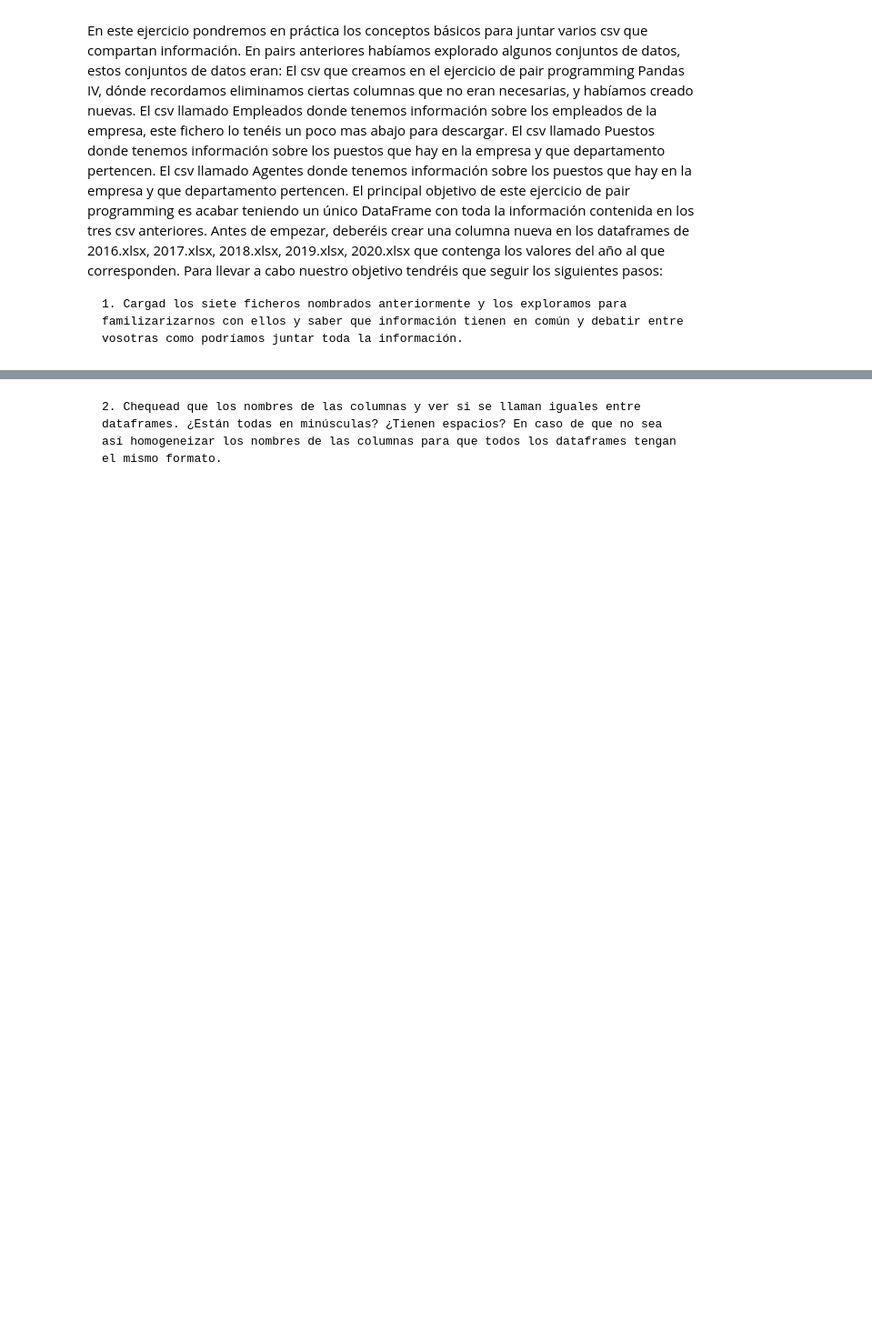
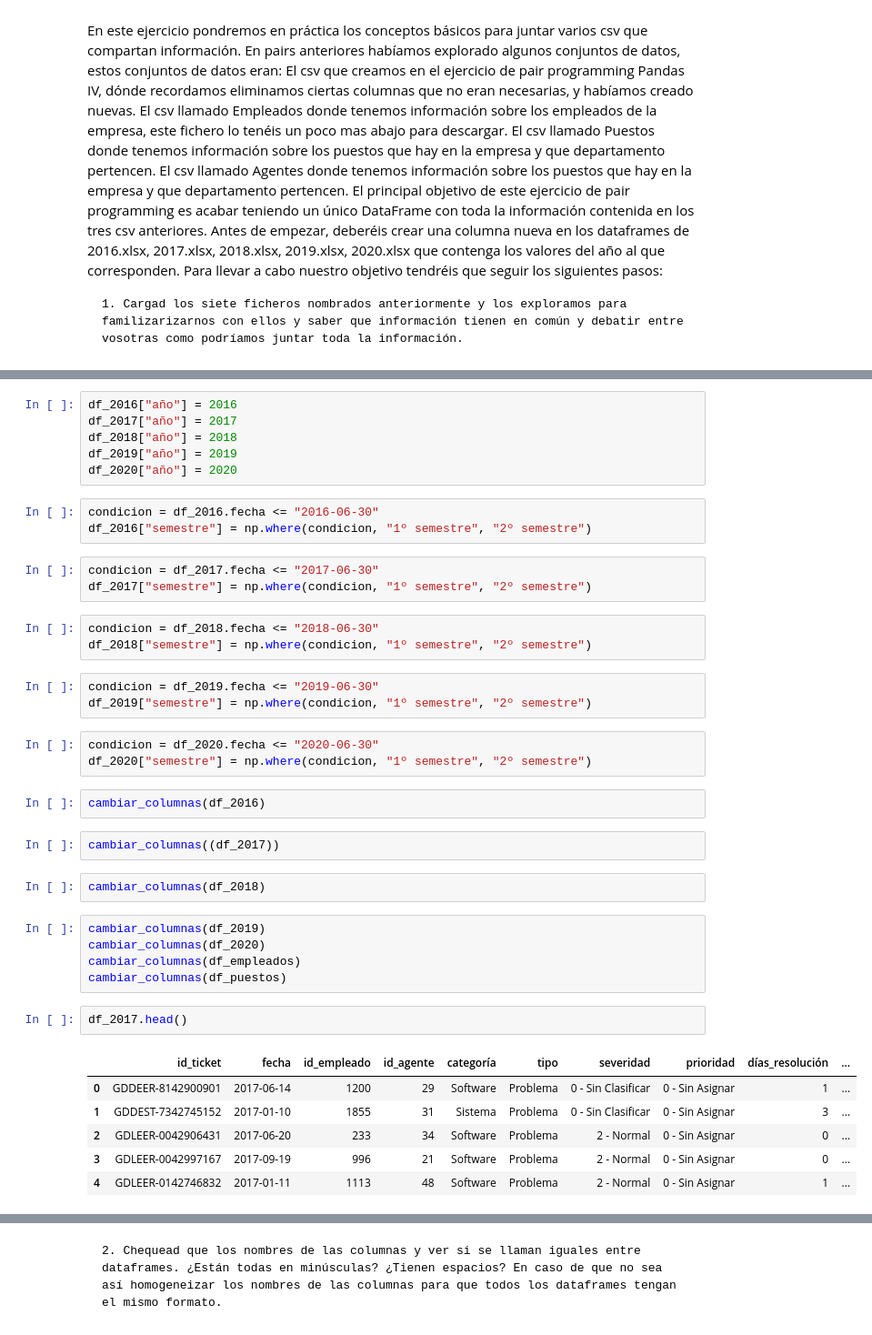
Before and after one commit to Adalab/promo-d-da-modulo2-sprint1-anabelen-silvia, a Jupyter notebook: ejercicio5/ejercicio5-pandas5.ipynb, the cells around one changed output, grey strips where cells are left out. Shown: that part at 91% size. Drawn from its saved outputs; the diff is of its cells as text; blank space fills up the shorter version.

```diff
--- a/ejercicio5/ejercicio5-pandas5.ipynb
+++ b/ejercicio5/ejercicio5-pandas5.ipynb
@@ -14,0 +30,41 @@ Para llevar a cabo nuestro objetivo tendréis que seguir los siguientes pasos:
+# %%
+df_2016["año"] = 2016
+df_2017["año"] = 2017
+df_2018["año"] = 2018
+df_2019["año"] = 2019
+df_2020["año"] = 2020
+# %%
+condicion = df_2016.fecha <= "2016-06-30"
+df_2016["semestre"] = np.where(condicion, "1º semestre", "2º semestre")
+# %%
+condicion = df_2017.fecha <= "2017-06-30"
+df_2017["semestre"] = np.where(condicion, "1º semestre", "2º semestre")
+# %%
+condicion = df_2018.fecha <= "2018-06-30"
+df_2018["semestre"] = np.where(condicion, "1º semestre", "2º semestre")
+# %%
+condicion = df_2019.fecha <= "2019-06-30"
+df_2019["semestre"] = np.where(condicion, "1º semestre", "2º semestre")
+# %%
+condicion = df_2020.fecha <= "2020-06-30"
+df_2020["semestre"] = np.where(condicion, "1º semestre", "2º semestre")
+# %%
+cambiar_columnas(df_2016)
+# %%
+cambiar_columnas((df_2017))
+# %%
+cambiar_columnas(df_2018)
+# %%
+cambiar_columnas(df_2019)
+cambiar_columnas(df_2020)
+cambiar_columnas(df_empleados)
+cambiar_columnas(df_puestos)
+# %%
+df_2017.head()
+# %% [output]
+|  | id_ticket | fecha | id_empleado | id_agente | categoría | tipo | severidad | prioridad | días_resolución | ... |
+| 0 | GDDEER-8142900901 | 2017-06-14 | 1200 | 29 | Software | Problema | 0 - Sin Clasificar | 0 - Sin Asignar | 1 | ... |
+| 1 | GDDEST-7342745152 | 2017-01-10 | 1855 | 31 | Sistema | Problema | 0 - Sin Clasificar | 0 - Sin Asignar | 3 | ... |
+| 2 | GDLEER-0042906431 | 2017-06-20 | 233 | 34 | Software | Problema | 2 - Normal | 0 - Sin Asignar | 0 | ... |
+| 3 | GDLEER-0042997167 | 2017-09-19 | 996 | 21 | Software | Problema | 2 - Normal | 0 - Sin Asignar | 0 | ... |
+| 4 | GDLEER-0142746832 | 2017-01-11 | 1113 | 48 | Software | Problema | 2 - Normal | 0 - Sin Asignar | 1 | ... |
```
Also changed, not shown: parts of 10 cells of this notebook, 2 other files.
